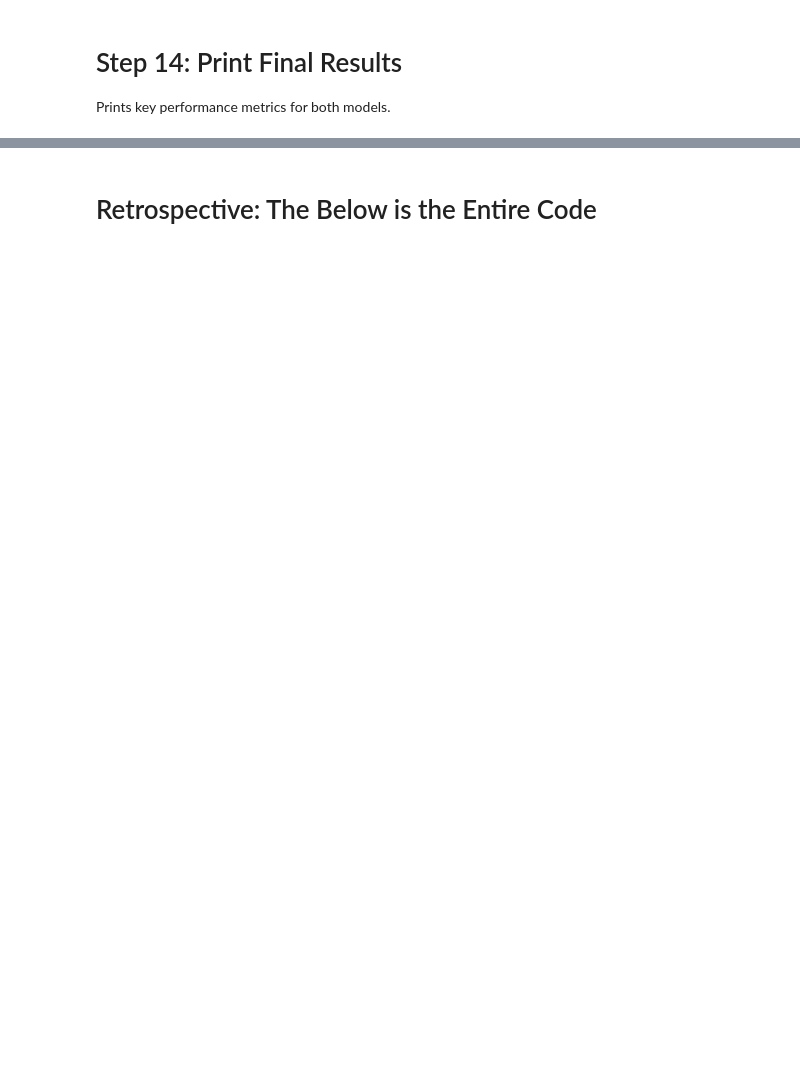
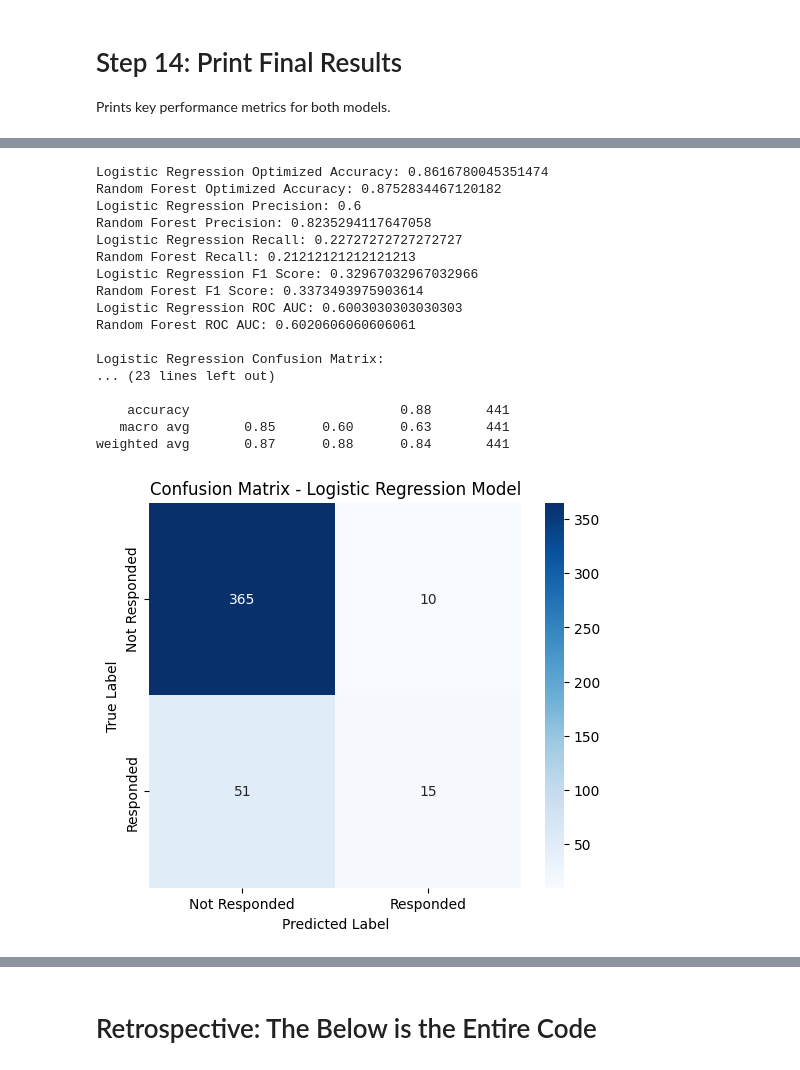
Before and after one commit to shyeolekar5/DeepCollab, a Jupyter notebook: src/data/predictive_model_a.ipynb, the cells around one changed output, grey strips where cells are left out. Cells and saved outputs as stored; diff of their text form; code cells hidden in the pictures; blank space fills up the shorter version.

Commit message:
4th commit of predictive_model_a, this time using Response instead of campaign rate

```diff
--- a/src/data/predictive_model_a.ipynb
+++ b/src/data/predictive_model_a.ipynb
@@ -149,0 +330,5 @@ classification_report_best_logreg = classification_report(y_test, y_pred_best_lo
+# %%
+log_reg_params = {'C': [0.01, 0.1, 1, 10, 100]}
+log_reg_grid = GridSearchCV(LogisticRegression(max_iter=1000, random_state=42), log_reg_params, cv=5)
+log_reg_grid.fit(X_train_scaled, y_train)
+best_log_reg = log_reg_grid.best_estimator_
@@ -149,0 +337,12 @@ classification_report_best_logreg = classification_report(y_test, y_pred_best_lo
+# %%
+rf_params = {'n_estimators': [50, 100, 200], 'max_depth': [5, 10, 20], 'max_features': ['sqrt', 'log2']}
+rf_grid = GridSearchCV(RandomForestClassifier(random_state=42), rf_params, cv=5)
+rf_grid.fit(X_train_scaled, y_train)
+best_rf = rf_grid.best_estimator_
+
+# Train Optimized Models
+best_log_reg.fit(X_train_scaled, y_train)
+y_pred_best_logreg = best_log_reg.predict(X_test_scaled)
+
+best_rf.fit(X_train_scaled, y_train)
+y_pred_best_rf = best_rf.predict(X_test_scaled)
@@ -149,0 +351,3 @@ classification_report_best_logreg = classification_report(y_test, y_pred_best_lo
+# %%
+best_log_reg.fit(X_train_scaled, y_train)
+y_pred_best_logreg = best_log_reg.predict(X_test_scaled)
@@ -229,0 +377,54 @@ Clusters play a role in segmenting different spending behaviors.
+# %%
+print("Logistic Regression Optimized Accuracy:", accuracy_best_logreg)
+print("Random Forest Optimized Accuracy:", accuracy_best_rf)
+print("Logistic Regression Precision:", precision_best_logreg)
+print("Random Forest Precision:", precision_best_rf)
+print("Logistic Regression Recall:", recall_best_logreg)
+print("Random Forest Recall:", recall_best_rf)
+print("Logistic Regression F1 Score:", f1_best_logreg)
+print("Random Forest F1 Score:", f1_best_rf)
+print("Logistic Regression ROC AUC:", roc_auc_best_logreg)
+print("Random Forest ROC AUC:", roc_auc_best_rf)
+print("\nLogistic Regression Confusion Matrix:\n", conf_matrix_best_logreg)
+print("\nRandom Forest Confusion Matrix:\n", conf_matrix_best_rf)
+print("\nLogistic Regression Optimized Report:\n", classification_report_best_logreg)
+print("\nRandom Forest Optimized Report:\n", classification_report_best_rf)
+
+# Plot Confusion Matrix for Logistic Regression
+plt.figure(figsize=(6, 5))
+sns.heatmap(conf_matrix_best_logreg, annot=True, fmt="d", cmap="Blues",
+            xticklabels=["Not Responded", "Responded"],
+            yticklabels=["Not Responded", "Responded"])
+plt.xlabel("Predicted Label")
+plt.ylabel("True Label")
+plt.title("Confusion Matrix - Logistic Regression Model")
+plt.show()
+
+# Plot Confusion Matrix for Random Forest
+plt.figure(figsize=(6, 5))
+sns.heatmap(conf_matrix_best_rf, annot=True, fmt="d", cmap="Oranges",
+            xticklabels=["Not Responded", "Responded"],
+            yticklabels=["Not Responded", "Responded"])
+plt.xlabel("Predicted Label")
+plt.ylabel("True Label")
+plt.title("Confusion Matrix - Random Forest Model")
+plt.show()
+# %% [output]
+Logistic Regression Optimized Accuracy: 0.8616780045351474
+Random Forest Optimized Accuracy: 0.8752834467120182
+Logistic Regression Precision: 0.6
+Random Forest Precision: 0.8235294117647058
+Logistic Regression Recall: 0.22727272727272727
+Random Forest Recall: 0.21212121212121213
+Logistic Regression F1 Score: 0.32967032967032966
+Random Forest F1 Score: 0.3373493975903614
+Logistic Regression ROC AUC: 0.6003030303030303
+Random Forest ROC AUC: 0.6020606060606061
+
+Logistic Regression Confusion Matrix:
+... (23 lines left out)
+
+    accuracy                           0.88       441
+   macro avg       0.85      0.60      0.63       441
+weighted avg       0.87      0.88      0.84       441
+[figure, added]
```
Also changed, not shown: parts of 49 cells of this notebook.
